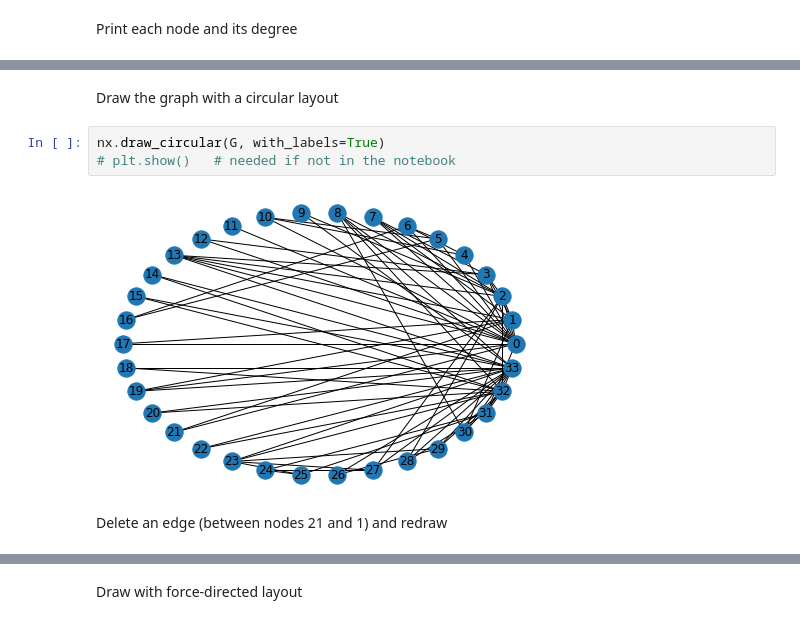
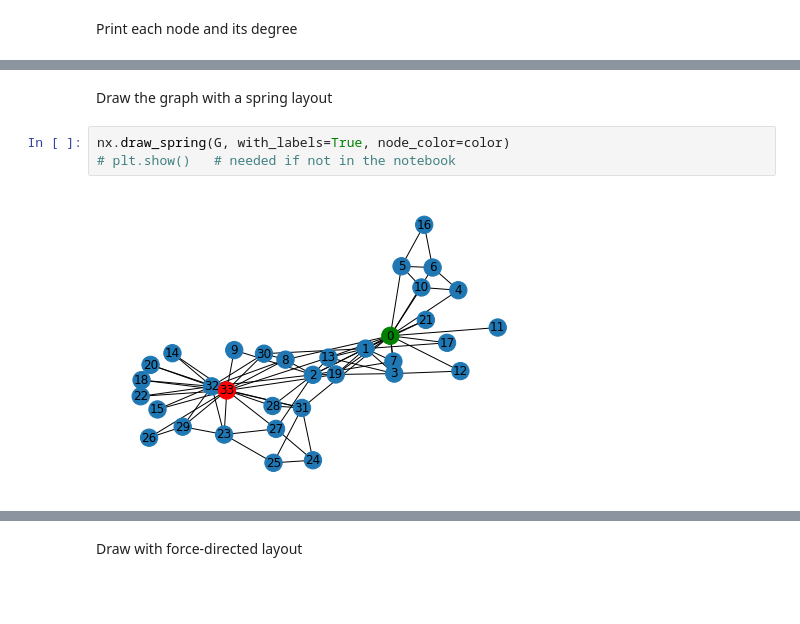
Before and after one commit to odu-cs432-websci/public, a Jupyter notebook: fall21/432_F21_NetworkX_example.ipynb, the cells around one changed output, grey strips where cells are left out. Drawn from its saved outputs; the diff is of its cells as text; blank space fills up the shorter version.

```diff
--- a/fall21/432_F21_NetworkX_example.ipynb
+++ b/fall21/432_F21_NetworkX_example.ipynb
@@ -42,9 +57,7 @@ Node    Degree
 # %% [markdown]
-Draw the graph with a circular layout
+Draw the graph with a spring layout
 # %%
-nx.draw_circular(G, with_labels=True)
+nx.draw_spring(G, with_labels=True, node_color=color)
 # plt.show()   # needed if not in the notebook
 # %% [output]
-[figure, old version]
+[figure, new version]
-# %% [markdown]
-Delete an edge (between nodes 21 and 1) and redraw
```
Also changed, not shown: parts of 15 cells of this notebook.
